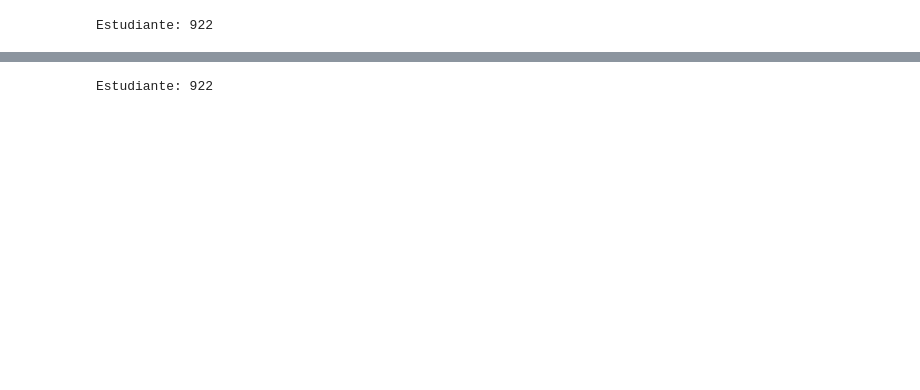
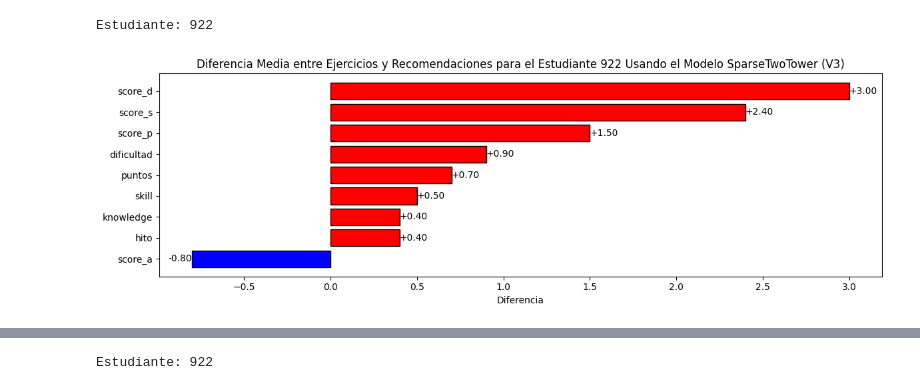
Before and after one commit to edgar-ramxs/RecSysUnab, a Jupyter notebook: RecSysUnab.ipynb, the cells around one changed output, grey strips where cells are left out. Saved outputs shown, nothing was run; the diff lists cells and outputs as text; code cells hidden in the pictures; blank space fills up the shorter version.

```diff
--- a/RecSysUnab.ipynb
+++ b/RecSysUnab.ipynb
@@ -2634,35 +2636,37 @@ print(f'Estudiante: {usuario_id}')
 # %% [output]
 Estudiante: 922
 # %%
-# df_resultados_recomendaciones = diferencias_recomendaciones(
-#     columnas=['hito', 'skill', 'knowledge', 'puntos', 'dificultad', 'score_a', 'score_d', 'score_p', 'score_s'],
-#     df_ejercicios=EJERCICIOS,
-#     df_interacciones=df_test_interacciones,
-#     items_recomendados=recommended_items_v5_2,
-#     usuario_id=usuario_id
-# )
+df_resultados_recomendaciones = diferencias_recomendaciones(
+    columnas=['hito', 'skill', 'knowledge', 'puntos', 'dificultad', 'score_a', 'score_d', 'score_p', 'score_s'],
+    df_ejercicios=EJERCICIOS,
+    df_interacciones=df_test_interacciones,
+    items_recomendados=recommended_items_v5_3,
+    usuario_id=usuario_id
+)
 
-# variables = df_resultados_recomendaciones.columns.to_list()
-# diferencias = df_resultados_recomendaciones.mean().values
+variables = df_resultados_recomendaciones.columns.to_list()
+diferencias = df_resultados_recomendaciones.mean().values
 
-# orden = np.argsort(diferencias)
-# variables_ordenadas = np.array(variables)[orden]
-# diferencias_ordenadas = np.array(diferencias)[orden]
+orden = np.argsort(diferencias)
+variables_ordenadas = np.array(variables)[orden]
+diferencias_ordenadas = np.array(diferencias)[orden]
 
-# fig, ax = plt.subplots(figsize=(12, 4))
-# colores = ['red' if val > 0 else 'blue' for val in diferencias_ordenadas]
-# y_pos = np.arange(len(variables))
-# ax.barh(y_pos, diferencias_ordenadas, color=colores, edgecolor='black')
-# ax.set_yticks(y_pos)
-# ax.set_yticklabels(variables_ordenadas)
-# ax.set_xlabel('Diferencia')
-# ax.set_title(f'Gráfico de Barras Diferenciales: Recomendaciones al estudiante {usuario_id} con el modelo SparceTwoTower con torres versión V2')
+fig, ax = plt.subplots(figsize=(12, 4))
+colores = ['red' if val > 0 else 'blue' for val in diferencias_ordenadas]
+y_pos = np.arange(len(variables))
+ax.barh(y_pos, diferencias_ordenadas, color=colores, edgecolor='black')
+ax.set_yticks(y_pos)
+ax.set_yticklabels(variables_ordenadas)
+ax.set_xlabel('Diferencia')
+ax.set_title(f'Diferencia Media entre Ejercicios y Recomendaciones para el Estudiante {usuario_id} Usando el Modelo SparseTwoTower (V3)')
 
-# for i, val in enumerate(diferencias_ordenadas):
-#     ax.text(val, i, f'{val:+.2f}', va='center', ha='left' if val > 0 else 'right', fontsize=10)
+for i, val in enumerate(diferencias_ordenadas):
+    ax.text(val, i, f'{val:+.2f}', va='center', ha='left' if val > 0 else 'right', fontsize=10)
 
-# plt.tight_layout()
-# plt.show()
+plt.tight_layout()
+plt.show()
+# %% [output]
+[figure, added]
 # %%
 #  ██████╗ ██████╗ ██╗   ██╗███████╗██████╗  █████╗     ██████╗  █████╗ ██████╗  █████╗     ██╗      ██████╗ ███████╗
 #  ██╔══██╗██╔══██╗██║   ██║██╔════╝██╔══██╗██╔══██╗    ██╔══██╗██╔══██╗██╔══██╗██╔══██╗    ██║     ██╔═══██╗██╔════╝
```
Also changed, not shown: parts of 22 cells of this notebook, 17 other files.
